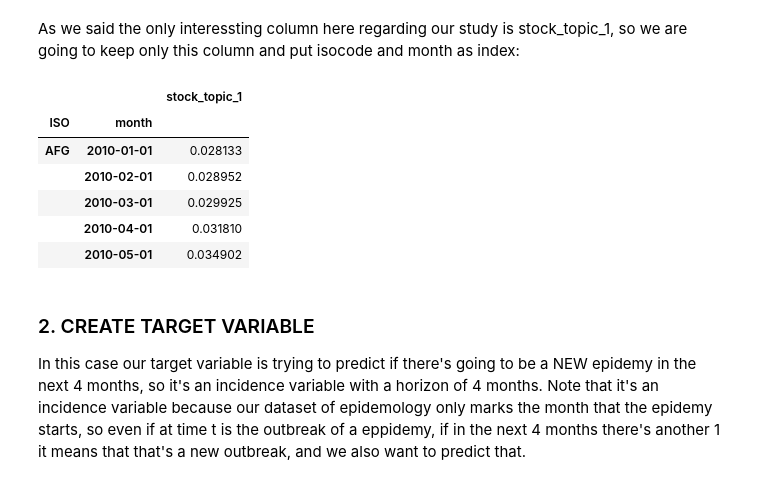
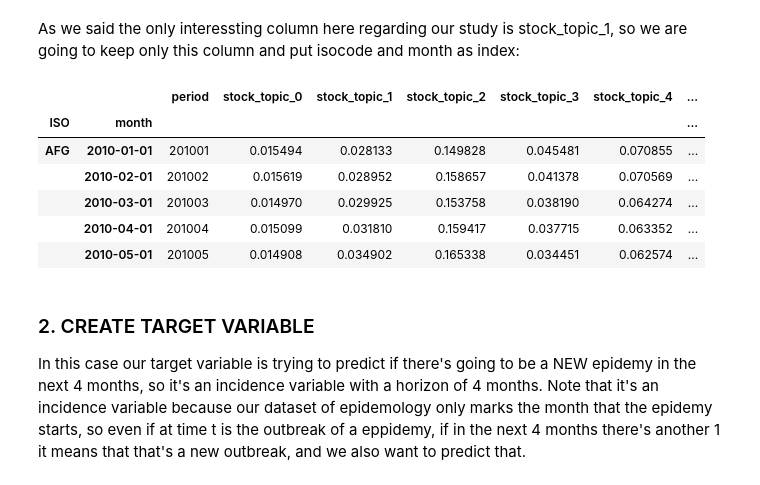
Before and after one commit to ericGutierrezM/forecasting_epidemics, a Jupyter notebook: pipeline.ipynb, the cells around one changed output. Saved outputs shown, nothing was run; the diff lists cells and outputs as text; code cells hidden in the pictures.

```diff
--- a/pipeline.ipynb
+++ b/pipeline.ipynb
@@ -383,20 +381,20 @@ As we said the only interessting column here regarding our study is stock_topic_
 # %%
 text['month'] = pd.to_datetime(text['period'].astype(str), format='%Y%m')
 
 # Keep only the necessary columns and rename them to match the desired format
-df_filtered = text[['isocode', 'month', 'stock_topic_1']].copy()
+df_filtered = text[[col for col in text.columns if col not in ['tokens', 'stock_tokens']]].copy()
 df_filtered = df_filtered.rename(columns={'isocode': 'ISO'})
 text = df_filtered.set_index(['ISO', 'month']).sort_index()
 
 text.head()
 # %% [output]
-|  |  | stock_topic_1 |
-| ISO | month |  |
-| AFG | 2010-01-01 | 0.028133 |
-|  | 2010-02-01 | 0.028952 |
-|  | 2010-03-01 | 0.029925 |
-|  | 2010-04-01 | 0.031810 |
-|  | 2010-05-01 | 0.034902 |
+|  |  | period | stock_topic_0 | stock_topic_1 | stock_topic_2 | stock_topic_3 | stock_topic_4 | ... |
+| ISO | month |  |  |  |  |  |  | ... |
+| AFG | 2010-01-01 | 201001 | 0.015494 | 0.028133 | 0.149828 | 0.045481 | 0.070855 | ... |
+|  | 2010-02-01 | 201002 | 0.015619 | 0.028952 | 0.158657 | 0.041378 | 0.070569 | ... |
+|  | 2010-03-01 | 201003 | 0.014970 | 0.029925 | 0.153758 | 0.038190 | 0.064274 | ... |
+|  | 2010-04-01 | 201004 | 0.015099 | 0.031810 | 0.159417 | 0.037715 | 0.063352 | ... |
+|  | 2010-05-01 | 201005 | 0.014908 | 0.034902 | 0.165338 | 0.034451 | 0.062574 | ... |
 # %%
 text.to_csv("data/text.csv", index=True)
 # %% [markdown]
```
Also changed, not shown: parts of 16 cells of this notebook, 1 other file.
